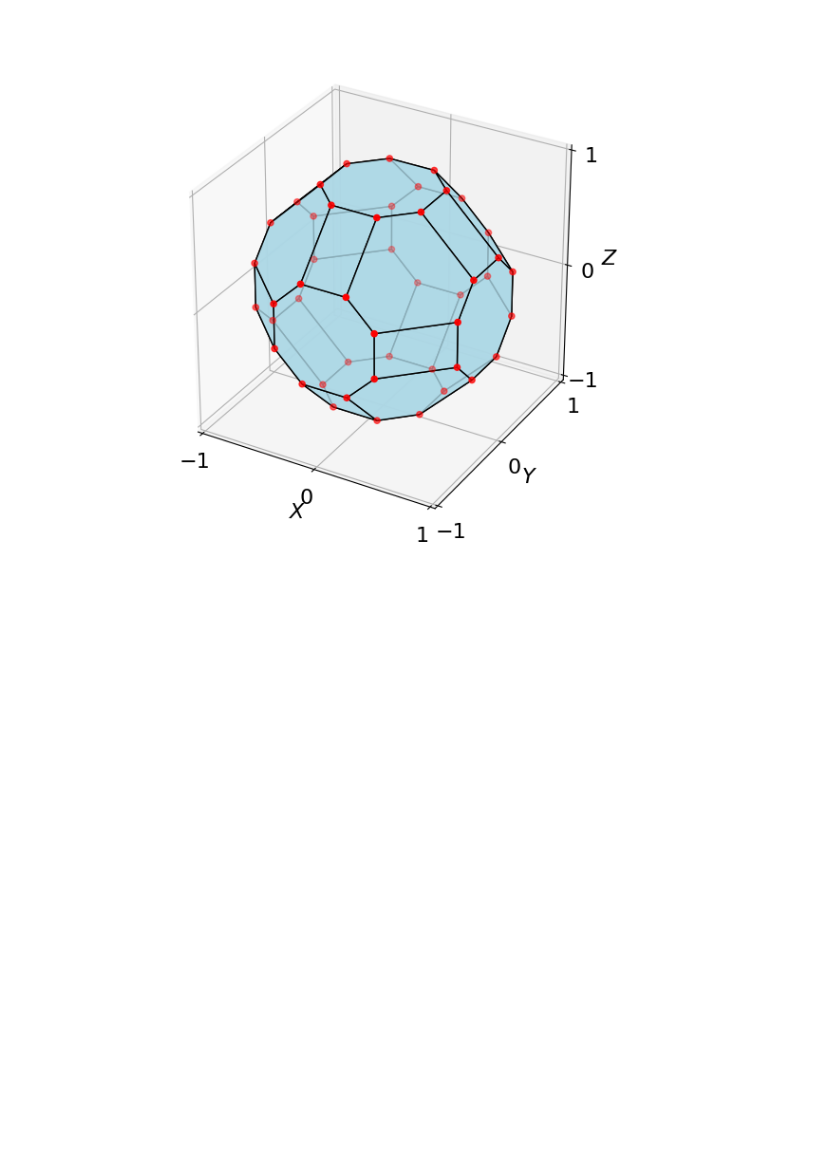
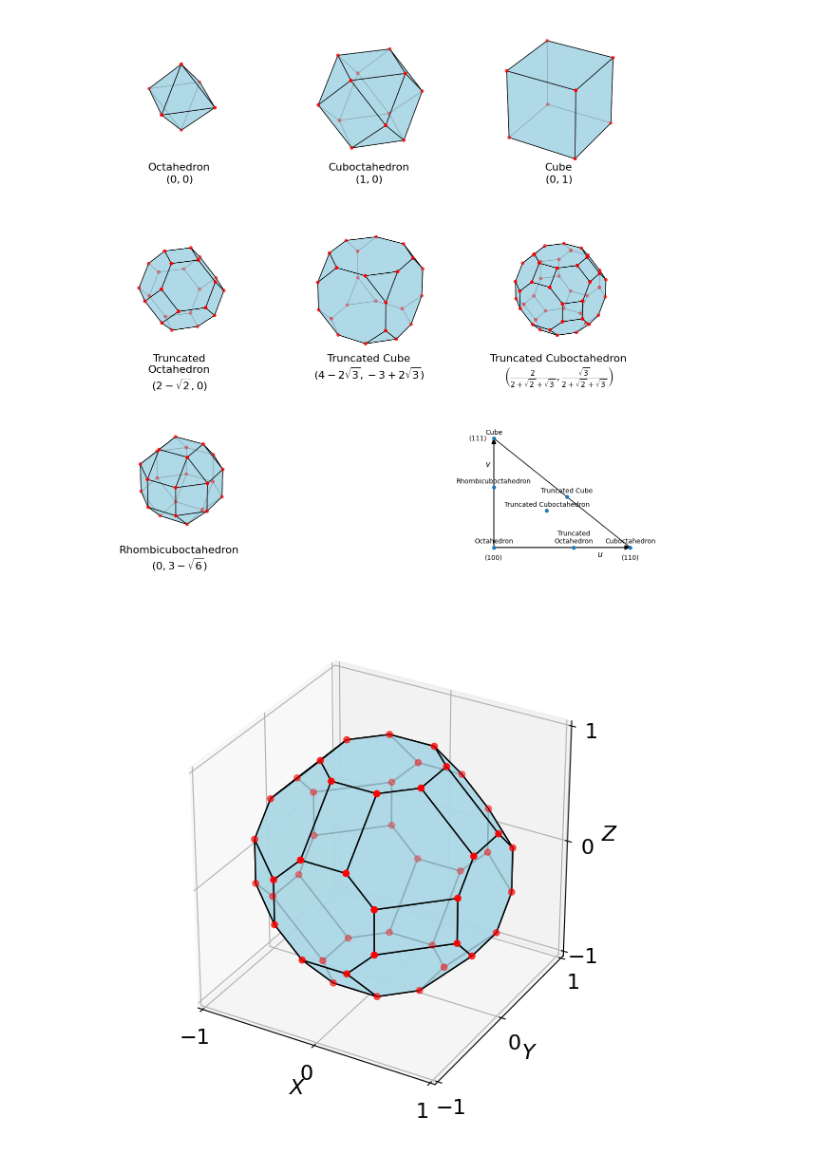
Before and after one commit to ch-tung/simplex_scattering, a Jupyter notebook: test_Wythoff.ipynb, the cells around one changed output. Saved outputs shown, nothing was run; the diff lists cells and outputs as text; code cells hidden in the pictures; blank space fills up the shorter version.

Commit message:
added general Wythoff construction of  polyhedral object

```diff
--- a/test_Wythoff.ipynb
+++ b/test_Wythoff.ipynb
@@ -273,6 +273,106 @@ def general_truncated_cuboctahedron(u, v, tol=1e-6):
     vertices = orbit_vertices(seed, group, tol=tol)
     faces = compute_faces(vertices, tol=tol)
     return vertices, faces
+# %%
+## Notable Examples
+uv_list = [(0,0),
+           (1,0),
+           (0,1),
+           (2-np.sqrt(2), 0),
+           (4-2*np.sqrt(3), -3+2*np.sqrt(3)),
+           (2/(2+np.sqrt(2)+np.sqrt(3)), np.sqrt(3)/(2+np.sqrt(2)+np.sqrt(3))),
+           (0, 3-np.sqrt(6)),
+           ]
+
+uv_latex_list = [r'$(0,0)$',
+                 r'$(1,0)$',
+                 r'$(0,1)$',
+                 r'$(2-\sqrt{2},0)$',
+                 r'$(4-2\sqrt{3},-3+2\sqrt{3})$',
+                 r'$\left(\frac{2}{2+\sqrt{2}+\sqrt{3}},\frac{\sqrt{3}}{2+\sqrt{2}+\sqrt{3}}\right)$',
+                 r'$(0,3-\sqrt{6})$',
+                ]
+
+name_list = ['Octahedron',
+             'Cuboctahedron',
+             'Cube',
+             'Truncated\nOctahedron',
+             'Truncated Cube',
+             'Truncated Cuboctahedron',
+             'Rhombicuboctahedron',
+            ]
+
+fig = plt.figure(figsize=(12, 12))
+for ((u, v), name, name_latex) in zip(uv_list, name_list, uv_latex_list):
+    ax = fig.add_subplot(3, 3, uv_list.index((u, v)) + 1, projection='3d')
+    verts, faces = general_truncated_cuboctahedron(u, v)
+
+    poly3d = [[verts[idx] for idx in face] for face in faces]
+    ax.add_collection3d(Poly3DCollection(poly3d, facecolors='lightblue', linewidths=1, edgecolors='k', alpha=0.8))
+
+    ax.scatter(verts[:, 0], verts[:, 1], verts[:, 2], color='r', s=20)
+
+    # Set equal aspect
+    max_range = (verts.max(axis=0) - verts.min(axis=0)).max() / 2.0
+    mid = verts.mean(axis=0)
+    for axis, m in zip([ax.set_xlim, ax.set_ylim, ax.set_zlim], mid):
+        axis(m - max_range, m + max_range)
+
+    # ax.tick_params(which='major', labelsize=16)
+    # ax.set_xlabel('$X$', fontsize=16)
+    # ax.set_ylabel('$Y$', fontsize=16)
+    # ax.set_zlabel('$Z$', fontsize=16)
+    # ax.set_xticks([-1, 0, 1])
+    # ax.set_yticks([-1, 0, 1])
+    # ax.set_zticks([-1, 0, 1])
+    ax.axis('off')
+    ax.set_box_aspect([1,1,1], zoom=0.85)
+    ax.text2D(
+        0.5, 0.1, name+'\n'+name_latex,
+        transform=ax.transAxes,
+        ha='center', va='top',
+        fontsize=16
+    )
+
+## add schematic of u and v in 100, 110, 111 triangle
+ax_tri = fig.add_subplot(3, 3, 9)
+ax_tri.set_facecolor('none')
+
+# Triangle vertices in (u,v)-coordinates:
+# (100) -> (0,0), (110) -> (1,0), (111) -> (0,1)
+y_scale = 0.8
+tri_x = [0, 1, 0, 0]
+tri_y = [0, 0, y_scale, 0]
+ax_tri.plot(tri_x, tri_y, 'k-', lw=1.2)
+
+# Label the corners
+ax_tri.text(0, 0 - 0.05, r'(100)', ha='center', va='top', fontsize=10)
+ax_tri.text(1, 0 - 0.05, r'(110)', ha='center', va='top', fontsize=10)
+ax_tri.text(0 - 0.05, y_scale, r'(111)', ha='right', va='center', fontsize=10)
+
+# u and v axes from (100)
+ax_tri.arrow(0, 0, 1, 0, length_includes_head=True,
+             head_width=0.03, head_length=0.04, color='k')
+ax_tri.arrow(0, 0, 0, 1*y_scale, length_includes_head=True,
+             head_width=0.03, head_length=0.04, color='k')
+ax_tri.text(0.8, -0.02, r'$u$', fontsize=12, ha='right', va='top')
+ax_tri.text(-0.02, 0.8*y_scale, r'$v$', fontsize=12, ha='right', va='top')
+
+# Plot sample (u,v) points
+for (u, v), name in zip(uv_list, name_list):
+    ax_tri.plot(u, v*y_scale, 'o', ms=5, color='C0')
+    ax_tri.text(u, v*y_scale + 0.02, name,
+                fontsize=10, ha='center', va='bottom')
+
+ax_tri.set_xlim(-0.1, 1.05)
+ax_tri.set_ylim(-0.1, 1.05)
+ax_tri.set_aspect('equal')
+ax_tri.axis('off')
+
+plt.tight_layout()
+plt.show()
+# %% [output]
+[figure, added]
 # %%
 u, v = 0.3, 0.3
 verts, faces = general_truncated_cuboctahedron(u, v)
```
Also changed, not shown: parts of 1 cell of this notebook.
